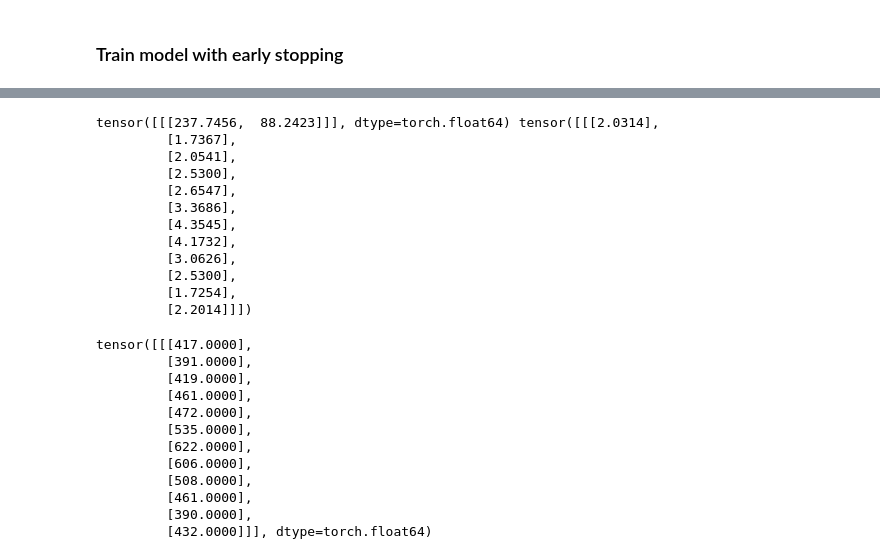
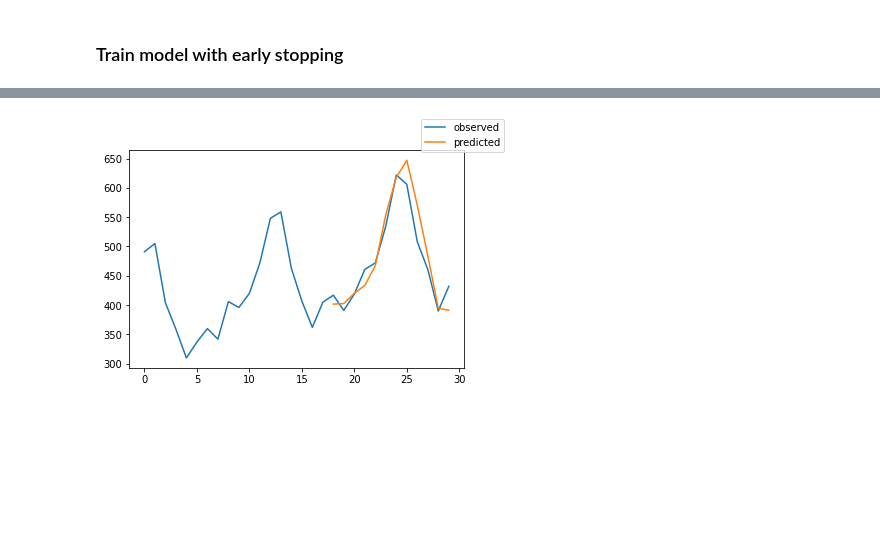
Before and after one commit to yunxileo/deepts_forecasting, a Jupyter notebook: docs/examples/tcn.ipynb, the cells around one changed output, grey strips where cells are left out. Cells and saved outputs as stored; diff of their text form; code cells hidden in the pictures; blank space fills up the shorter version.

```diff
--- a/docs/examples/tcn.ipynb
+++ b/docs/examples/tcn.ipynb
@@ -147,8 +167,4 @@ model.hparams
 # %%
-trainer.fit(
-    model, train_dataloader=train_dataloader, val_dataloaders=val_dataloader,
-)
-
 # (given that we use early stopping, this is not necessarily the last epoch)
 best_model_path = trainer.checkpoint_callback.best_model_path
 best_model = TCNModel.load_from_checkpoint(best_model_path)
@@ -156,7 +172,7 @@ best_model = TCNModel.load_from_checkpoint(best_model_path)
 # calcualte mean absolute error on validation set
 actuals = torch.cat([model.transform_output(prediction=y, target_scale=x['target_scale'])
                      for x, y in iter(val_dataloader)])
-predictions, x_index = best_model.predict(val_dataloader)
+predictions, target = best_model.predict(val_dataloader,return_target=True)
 mae = (actuals - predictions).abs().mean()
 # print('predictions shape is:', predictions.shape)
 # print('actuals shape is:', actuals.shape)
@@ -196,16 +198,0 @@ MAE is: tensor(21.3422, dtype=torch.float64)
-# %%
- for x, y in iter(val_dataloader):
-    print(x['target_scale'],y)
-# %% [output]
-tensor([[[237.7456,  88.2423]]], dtype=torch.float64) tensor([[[2.0314],
-         [1.7367],
-         [2.0541],
-         [2.5300],
-         [2.6547],
-         [3.3686],
-         [4.3545],
-         [4.1732],
-         [3.0626],
-         [2.5300],
-         [1.7254],
-         [2.2014]]])
@@ -215,15 +199,4 @@ actuals = torch.cat([model.transform_output(prediction=y, target_scale=x['target
-# %%
-actuals
-# %% [output]
-tensor([[[417.0000],
-         [391.0000],
-         [419.0000],
-         [461.0000],
-         [472.0000],
-         [535.0000],
-         [622.0000],
-         [606.0000],
-         [508.0000],
-         [461.0000],
-         [390.0000],
-         [432.0000]]], dtype=torch.float64)
+# %%
+best_model.plot_prediction(target,predictions)
+# %% [output]
+[figure, added]
```
Also changed, not shown: parts of 4 cells of this notebook, 17 other files.
